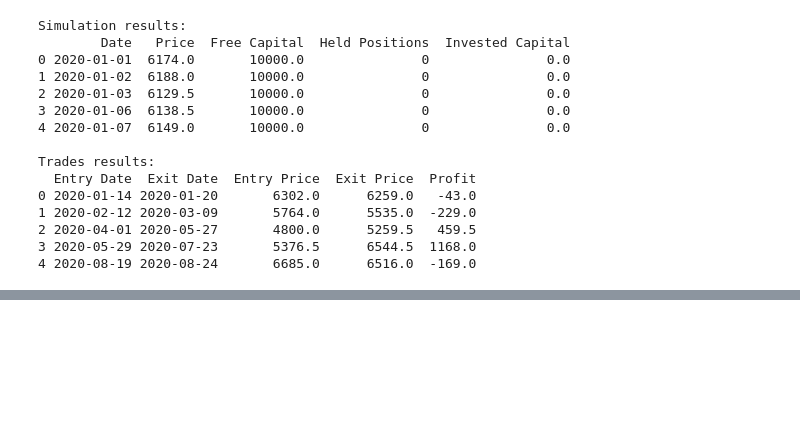
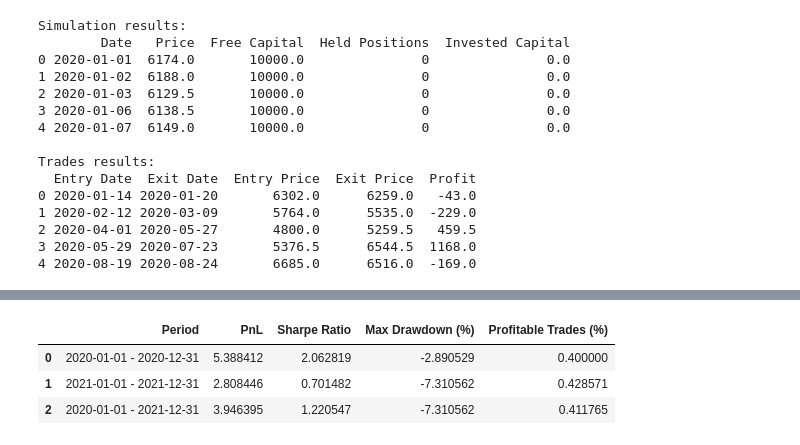
Before and after one commit to elena-faillace/OilDesk-Intern-Assessment, a Jupyter notebook: solutions/question4.ipynb, the cells around one changed output, grey strips where cells are left out. Cells and saved outputs as stored; diff of their text form; code cells hidden in the pictures; blank space fills up the shorter version.

Commit message:
created table to visualise performance metrics

```diff
--- a/solutions/question4.ipynb
+++ b/solutions/question4.ipynb
@@ -208,9 +208,7 @@ def calculate_daily_returns(df):
         df: DataFrame of the simulation with columns 'Free Capital' and 'Invested Capital'.
     """
     portfolio_value = df['Free Capital'] + df['Invested Capital']
-    daily_returns = portfolio_value.pct_change().fillna(0)
-    df['Daily Returns'] = daily_returns
-    return None
+    df['Daily Returns'] = portfolio_value.pct_change().fillna(0)
 
 def calculate_PnL(df):
     """Calculate profit and loss (PnL) of the portfolio for the whole simulation.
@@ -222,41 +220,75 @@ def calculate_PnL(df):
     total_profit = df[df['Profit'] > 0]['Profit'].sum()
     total_loss = -df[df['Profit'] < 0]['Profit'].sum()
     PnL = (total_profit/n_profitable_trades) / (total_loss/n_loss_trades)
-    print(f'Average profit per trade: {total_profit/n_profitable_trades:.2f}')
-    print(f'Average loss per trade: {total_loss/n_loss_trades:.2f}')
     return PnL
 
-def calculate_sharpe_ratio_annualised(df):
-    """Calculate the Sharpe ratio annuallized.
+def calculate_perc_profitable_trades(df):
+    """Calculate the percentage of profitable trades.
+    INPUT:
+        df: DataFrame of the trades with column 'Profit'.
+    """
+    n_profitable_trades = len(df[df['Profit'] > 0])
+    n_loss_trades = len(df[df['Profit'] < 0])
+    perc_profitable_trades = n_profitable_trades / (n_profitable_trades + n_loss_trades)
+    return perc_profitable_trades
+
+def calculate_sharpe_ratio(df):
+    """Calculate the Sharpe ratio.
     INPUT:
         df: DataFrame of the simulation with column 'Daily Returns'.
     """
-    years = np.unique(df_simulation['Date'].dt.year)
-    sharpe_ratios = {}
-    for year in years:
-        sel_df = df[df['Date'].dt.year == year]
-        avg_daily_returns = sel_df['Daily Returns'].mean()
-        std_daily_returns = sel_df['Daily Returns'].std()
-        sharpe_ratios[year] = (avg_daily_returns / std_daily_returns) * np.sqrt(252)
-    return sharpe_ratios
+    avg_daily_returns = df['Daily Returns'].mean()
+    std_daily_returns = df['Daily Returns'].std()
+    sharpe_ratio  = (avg_daily_returns / std_daily_returns) * np.sqrt(252)
+    return sharpe_ratio
 
 def calculate_drawdown(df):
-    """Calculate the drawdown of the portfolio over time (percentage), and the maximum drawdown.
+    """Calculate the drawdown of the portfolio over time (percentage).
     INPUT:
         df: DataFrame of the simulation with column 'Free Capital' and 'Invested Capital'.
     """
     portfolio_value = df['Free Capital'] + df['Invested Capital']
     rolling_max = portfolio_value.cummax()
     df['Drawdown'] = ((portfolio_value - rolling_max) / rolling_max) * 100
-    return df['Drawdown'].min()
 
+def calculate_max_drawdown(df):
+    """Returns the maximum drawdown of the portfolio over time (percentage).
+    INPUT:
+        df: DataFrame of the simulation with column 'Drawdown'.
+    """
+    max_drawdown = df['Drawdown'].min()
+    return max_drawdown
+
+# Add some performance metrics to the simulation DataFrame
 calculate_daily_returns(df_simulation)
-PnL = calculate_PnL(df_trades)
-print(f'PnL:\n\t{PnL:.2f}')
-sharpe_ratios = calculate_sharpe_ratio_annualised(df_simulation)
-print('Sharpe ratios:')
-for year, ratio in sharpe_ratios.items():
-    print(f'\t{year}: {ratio:.2f}')
-max_drawdown = calculate_drawdown(df_simulation)
-print(f'Maximum drawdown:\n\t{max_drawdown:.2f}%')
+calculate_drawdown(df_simulation)
+
+# Periods to evaluate
+periods = [
+    ('2020-01-01', '2020-12-31'),
+    ('2021-01-01', '2021-12-31'),
+    ('2020-01-01', '2021-12-31')
+]
+PnLs, sharpe_ratios, max_drawdowns, perc_profitable_trades = [], [], [], []
+# Calculate the performance metrics for each period
+for start_date, end_date in periods:
+    # Select the data for a period
+    sel_df_simulation = df_simulation[(df_simulation['Date'] >= start_date) & (df_simulation['Date'] <= end_date)]
+    sel_df_trades = df_trades[(df_trades['Entry Date'] >= start_date) & (df_trades['Exit Date'] <= end_date)]
+    # Calculate the performance metrics
+    PnLs.append(calculate_PnL(sel_df_trades))
+    sharpe_ratios.append(calculate_sharpe_ratio(sel_df_simulation))
+    max_drawdowns.append(calculate_max_drawdown(sel_df_simulation))
+    perc_profitable_trades.append(calculate_perc_profitable_trades(sel_df_trades))
+
+# Create a DataFrame with the performance metrics
+performance_metrics = pd.DataFrame({
+    'Period': [f'{start} - {end}' for start, end in periods],
+    'PnL': PnLs,
+    'Sharpe Ratio': sharpe_ratios,
+    'Max Drawdown (%)': max_drawdowns,
+    'Profitable Trades (%)': perc_profitable_trades,
+})
+print('\nPerformance metrics:')
+performance_metrics
 # %% [output]
@@ -271,0 +296,4 @@ Maximum drawdown:
+|  | Period | PnL | Sharpe Ratio | Max Drawdown (%) | Profitable Trades (%) |
+| 0 | 2020-01-01 - 2020-12-31 | 5.388412 | 2.062819 | -2.890529 | 0.400000 |
+| 1 | 2021-01-01 - 2021-12-31 | 2.808446 | 0.701482 | -7.310562 | 0.428571 |
+| 2 | 2020-01-01 - 2021-12-31 | 3.946395 | 1.220547 | -7.310562 | 0.411765 |
```
Also changed, not shown: parts of 1 cell of this notebook.
